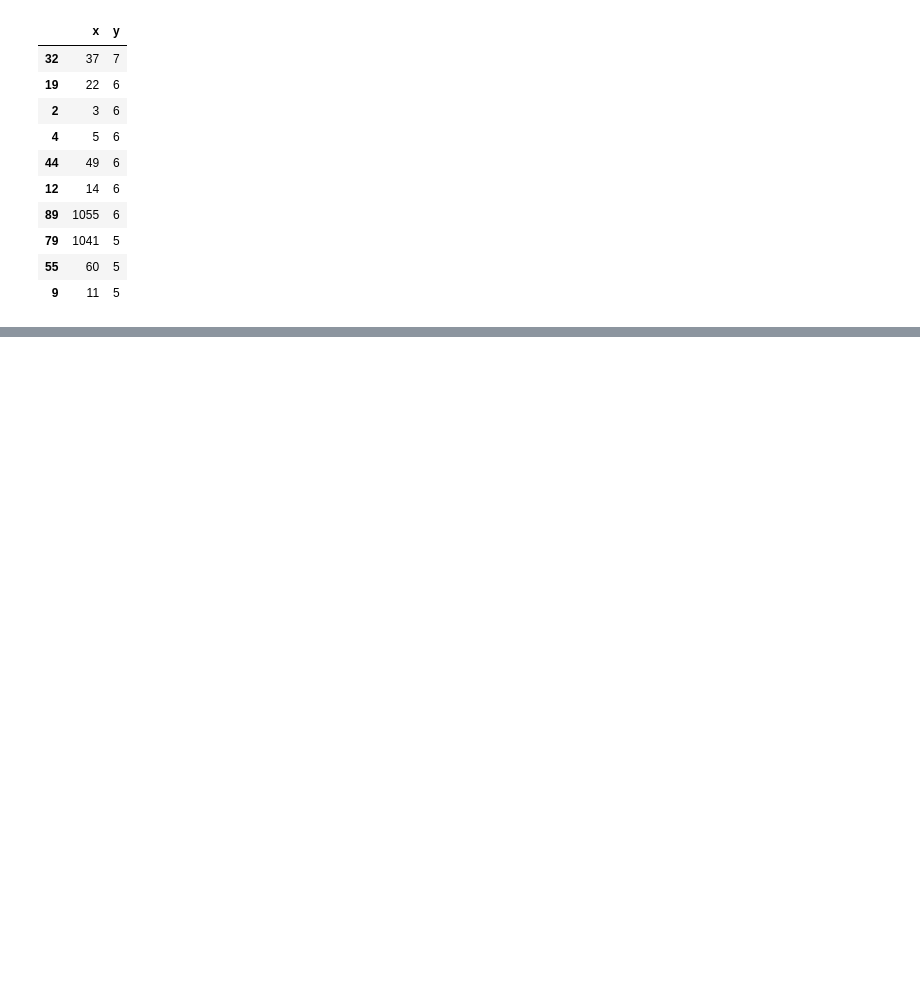
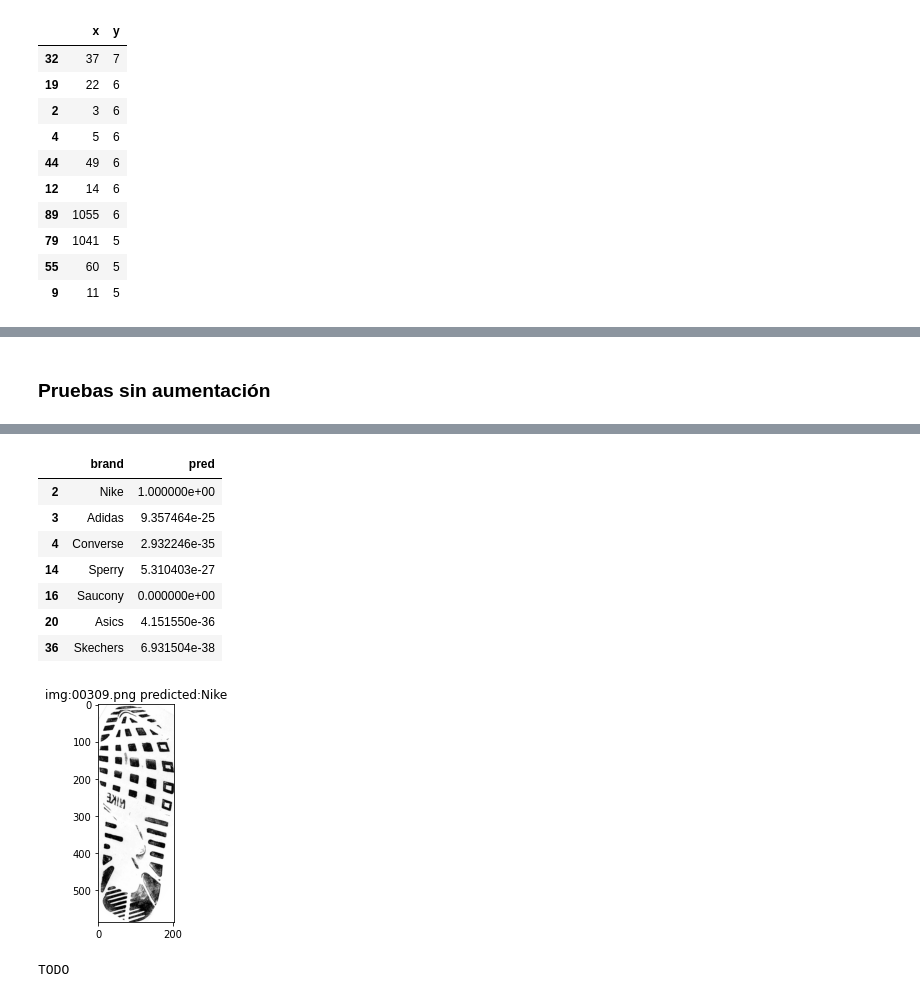
Before and after one commit to laurivsan/TFM_AI_2023, a Jupyter notebook: code/TFM_LauraRivera_objectivo1_cross_validation.ipynb, the cells around one changed output, grey strips where cells are left out. Cells and saved outputs as stored; diff of their text form; code cells hidden in the pictures; blank space fills up the shorter version.

```diff
--- a/code/TFM_LauraRivera_objectivo1_cross_validation.ipynb
+++ b/code/TFM_LauraRivera_objectivo1_cross_validation.ipynb
@@ -522,19 +523,14 @@ def predict_image(image_dir, model, doGray, doBin, doCrop):
 
     return raw_img, pred
 # %%
-random_sample = random.choices(fid300crop, k=10)
-
-
-fig, axes = plt.subplots(5,2, figsize=(30,30))
-
 
 for i,ax in zip(random_sample, axes.ravel()):
     img, pred = predict_image("fid300/tracks_cropped/"+i, model, True, True, False)
     # Show original image
-    print(pred)
+    #print(pred)
     sort_index = np.argsort(-pred)
-    print(sort_index)
+    #print(sort_index)
     brand= show_brands[show_brands['factor_brand'] == sort_index[0][0]]['y'].iloc[0]
-    print(brand)
+    #print(brand)
     ax.imshow(img)
-    ax.set_title('img:'+i+"-"+brand)
+    ax.set_title('img:'+i+" predicted:"+brand)
@@ -559,0 +566,15 @@ Nike
+# %%
+
+
+def testImage(file, model):
+    img, pred = predict_image("fid300/references/"+file, model, True, True, False)
+    sort_index = np.argsort(-pred)
+    result = pd.DataFrame({"brand":show_brands['y'], "pred":pred[0]})
+    display(result)
+    #print(-pred)
+    brand= show_brands[show_brands['factor_brand'] == sort_index[0][0]]['y'].iloc[0]
+    plt.figure()
+    plt.title('img:'+i+" predicted:"+brand)
+    plt.imshow(img)
+    plt.show()
+    return brand
@@ -559,0 +610,6 @@ Nike
+# %% [markdown]
+### Pruebas sin aumentación
+# %%
+
+brand = testImage("00011.png", model)
+# %% [output]
@@ -559,0 +617,10 @@ Nike
+|  | brand | pred |
+| 2 | Nike | 1.000000e+00 |
+| 3 | Adidas | 9.357464e-25 |
+| 4 | Converse | 2.932246e-35 |
+| 14 | Sperry | 5.310403e-27 |
+| 16 | Saucony | 0.000000e+00 |
+| 20 | Asics | 4.151550e-36 |
+| 36 | Skechers | 6.931504e-38 |
+[figure, added]
+TODO
```
Also changed, not shown: parts of 25 cells of this notebook.
